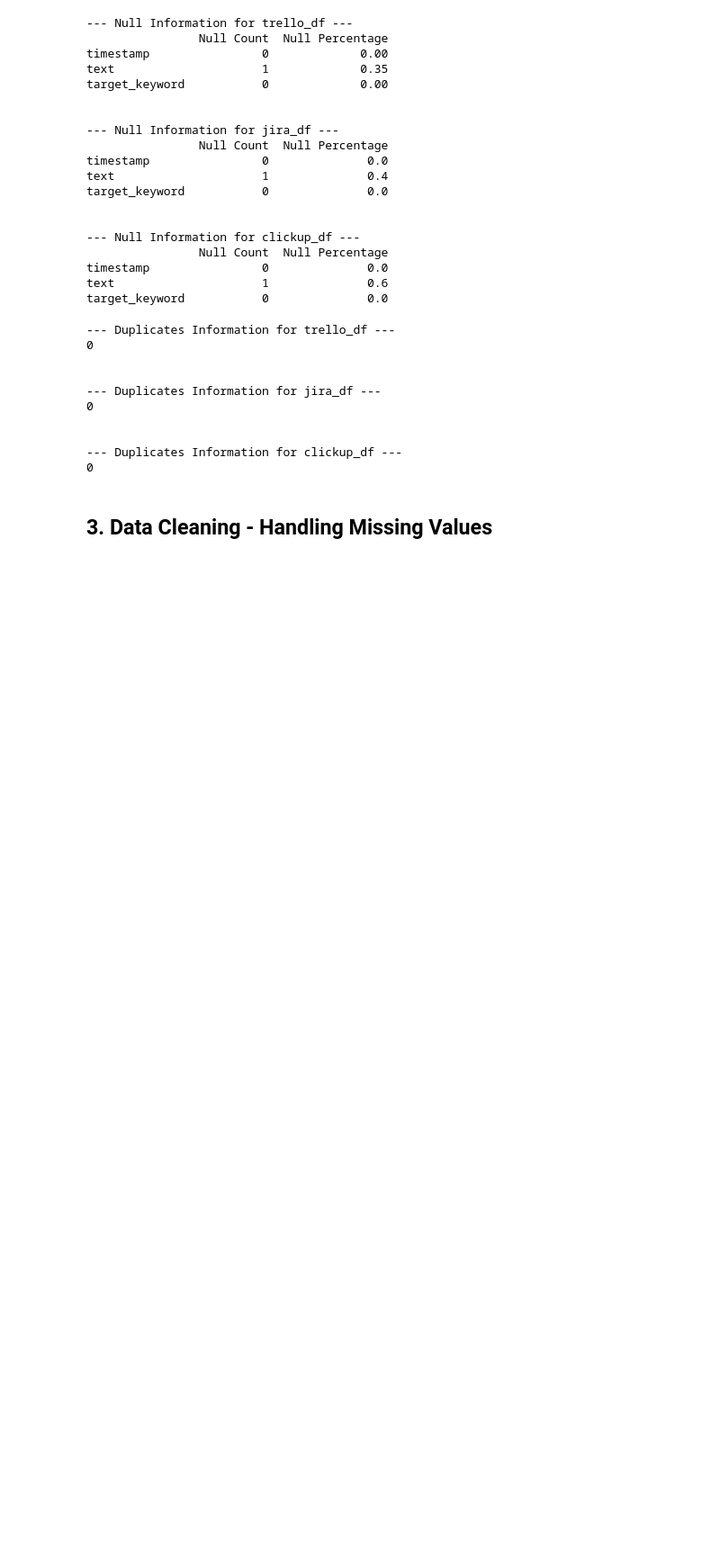
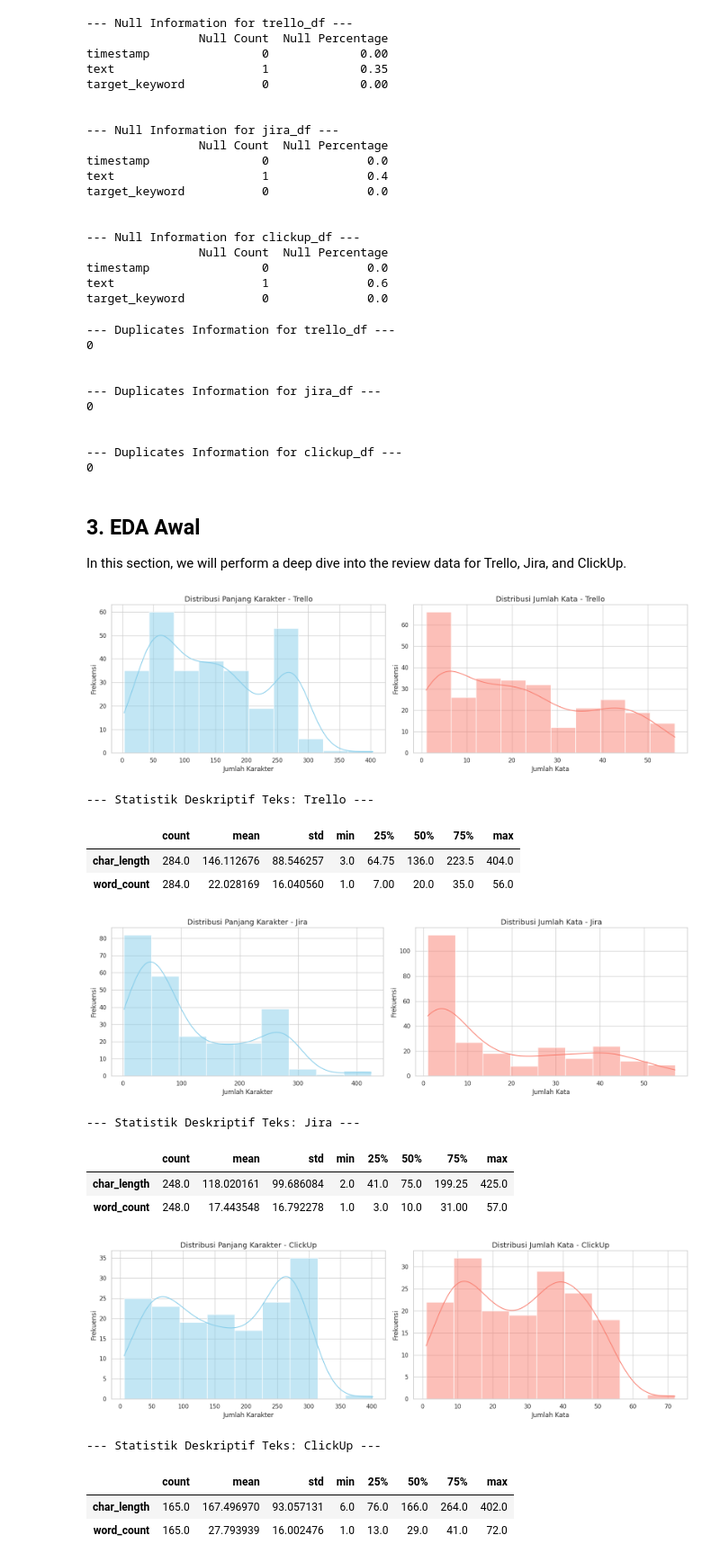
Before and after one commit to LatiefDataVisionary/pm-tools-absa-analysis, a Jupyter notebook: notebook/absa_x.ipynb, the cells around one changed output. Shown at 90% size. Saved outputs shown, nothing was run; the diff lists cells and outputs as text; code cells hidden in the pictures; blank space fills up the shorter version.

Commit message:
3. EDA Awal

```diff
--- a/notebook/absa_x.ipynb
+++ b/notebook/absa_x.ipynb
@@ -146,5 +146,3 @@ for df_name, df in dataframes.items():
 
 --- Duplicates Information for clickup_df ---
 0
-# %% [markdown]
-## **3. Data Cleaning - Handling Missing Values**
@@ -177,0 +149,68 @@ for df_name, df in dataframes.items():
+# %% [markdown]
+## **3. EDA Awal**
+In this section, we will perform a deep dive into the review data for Trello, Jira, and ClickUp.
+# %%
+import matplotlib.pyplot as plt
+import seaborn as sns
+import numpy as np
+
+# Set visual configuration
+sns.set_theme(style="whitegrid")
+plt.rcParams['figure.figsize'] = (12, 6)
+plt.rcParams['axes.titlesize'] = 14
+# %%
+def analyze_text_distribution(df, label):
+    """
+    Calculates and visualizes the distribution of text lengths and word counts.
+
+    Args:
+        df (pd.DataFrame): The input dataframe containing a 'text' column.
+        label (str): The name of the platform for labeling plots.
+    """
+    # Remove potential nulls for analysis stability
+    temp_df = df.dropna(subset=['text']).copy()
+
+    # Feature engineering for EDA
+    temp_df['char_length'] = temp_df['text'].apply(len)
+    temp_df['word_count'] = temp_df['text'].apply(lambda x: len(str(x).split()))
+
+    fig, axes = plt.subplots(1, 2, figsize=(16, 5))
+
+    # Character length distribution
+    sns.histplot(temp_df['char_length'], kde=True, ax=axes[0], color='skyblue')
+    axes[0].set_title(f'Distribusi Panjang Karakter - {label}')
+    axes[0].set_xlabel('Jumlah Karakter')
+    axes[0].set_ylabel('Frekuensi')
+
+    # Word count distribution
+    sns.histplot(temp_df['word_count'], kde=True, ax=axes[1], color='salmon')
+    axes[1].set_title(f'Distribusi Jumlah Kata - {label}')
+    axes[1].set_xlabel('Jumlah Kata')
+    axes[1].set_ylabel('Frekuensi')
+
+    plt.tight_layout()
+    plt.show()
+
+    # Descriptive statistics
+    print(f"--- Statistik Deskriptif Teks: {label} ---")
+    display(temp_df[['char_length', 'word_count']].describe().transpose())
+
+# Execute analysis for each platform
+for name, data in [("Trello", trello_df), ("Jira", jira_df), ("ClickUp", clickup_df)]:
+    analyze_text_distribution(data, name)
+# %% [output]
+[figure, added]
+--- Statistik Deskriptif Teks: Trello ---
+|  | count | mean | std | min | 25% | 50% | 75% | max |
+| char_length | 284.0 | 146.112676 | 88.546257 | 3.0 | 64.75 | 136.0 | 223.5 | 404.0 |
+| word_count | 284.0 | 22.028169 | 16.040560 | 1.0 | 7.00 | 20.0 | 35.0 | 56.0 |
+[figure, added]
+--- Statistik Deskriptif Teks: Jira ---
+|  | count | mean | std | min | 25% | 50% | 75% | max |
+| char_length | 248.0 | 118.020161 | 99.686084 | 2.0 | 41.0 | 75.0 | 199.25 | 425.0 |
+| word_count | 248.0 | 17.443548 | 16.792278 | 1.0 | 3.0 | 10.0 | 31.00 | 57.0 |
+[figure, added]
+--- Statistik Deskriptif Teks: ClickUp ---
+|  | count | mean | std | min | 25% | 50% | 75% | max |
+| char_length | 165.0 | 167.496970 | 93.057131 | 6.0 | 76.0 | 166.0 | 264.0 | 402.0 |
+| word_count | 165.0 | 27.793939 | 16.002476 | 1.0 | 13.0 | 29.0 | 41.0 | 72.0 |
```
Also changed, not shown: parts of 6 cells of this notebook.
